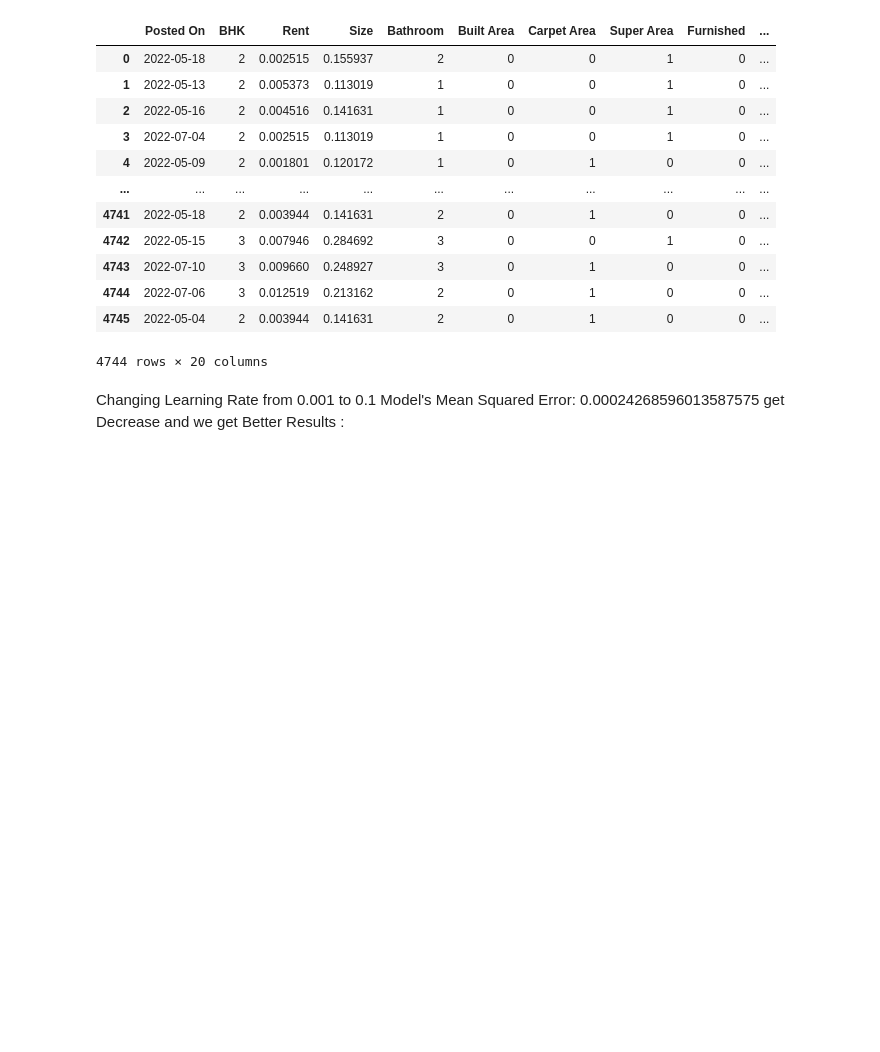
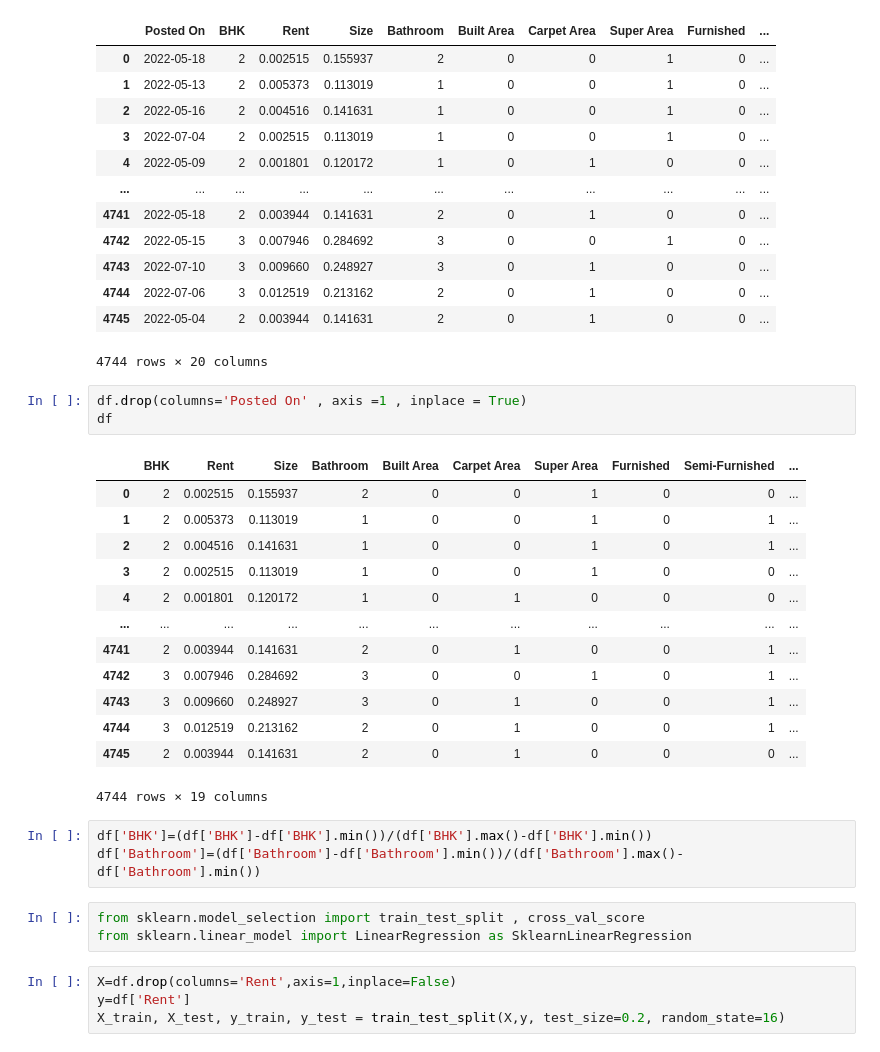
Before and after one commit to Abhishek-D7/House-Rent-Prediction-Projects, a Jupyter notebook: house-rent-prediction-implementing-from-scratch.ipynb, the cells around one changed output. Cells and saved outputs as stored; diff of their text form; blank space fills up the shorter version.

Commit message:
Kaggle Notebook | House Rent Prediction Implementing from Scratch  | Version 2

```diff
--- a/house-rent-prediction-implementing-from-scratch.ipynb
+++ b/house-rent-prediction-implementing-from-scratch.ipynb
@@ -297,5 +297,30 @@ df
 | 4744 | 2022-07-06 | 3 | 0.012519 | 0.213162 | 2 | 0 | 1 | 0 | 0 | ... |
 | 4745 | 2022-05-04 | 2 | 0.003944 | 0.141631 | 2 | 0 | 1 | 0 | 0 | ... |
 4744 rows × 20 columns
-# %% [markdown]
-Changing Learning Rate from 0.001 to 0.1 Model's Mean Squared Error: 0.00024268596013587575 get Decrease and we get Better Results :
+# %%
+df.drop(columns='Posted On' , axis =1 , inplace = True)
+df
+# %% [output]
+|  | BHK | Rent | Size | Bathroom | Built Area | Carpet Area | Super Area | Furnished | Semi-Furnished | ... |
+| 0 | 2 | 0.002515 | 0.155937 | 2 | 0 | 0 | 1 | 0 | 0 | ... |
+| 1 | 2 | 0.005373 | 0.113019 | 1 | 0 | 0 | 1 | 0 | 1 | ... |
+| 2 | 2 | 0.004516 | 0.141631 | 1 | 0 | 0 | 1 | 0 | 1 | ... |
+| 3 | 2 | 0.002515 | 0.113019 | 1 | 0 | 0 | 1 | 0 | 0 | ... |
+| 4 | 2 | 0.001801 | 0.120172 | 1 | 0 | 1 | 0 | 0 | 0 | ... |
+| ... | ... | ... | ... | ... | ... | ... | ... | ... | ... | ... |
+| 4741 | 2 | 0.003944 | 0.141631 | 2 | 0 | 1 | 0 | 0 | 1 | ... |
+| 4742 | 3 | 0.007946 | 0.284692 | 3 | 0 | 0 | 1 | 0 | 1 | ... |
+| 4743 | 3 | 0.009660 | 0.248927 | 3 | 0 | 1 | 0 | 0 | 1 | ... |
+| 4744 | 3 | 0.012519 | 0.213162 | 2 | 0 | 1 | 0 | 0 | 1 | ... |
+| 4745 | 2 | 0.003944 | 0.141631 | 2 | 0 | 1 | 0 | 0 | 0 | ... |
+4744 rows × 19 columns
+# %%
+df['BHK']=(df['BHK']-df['BHK'].min())/(df['BHK'].max()-df['BHK'].min())
+df['Bathroom']=(df['Bathroom']-df['Bathroom'].min())/(df['Bathroom'].max()-df['Bathroom'].min())
+# %%
+from sklearn.model_selection import train_test_split , cross_val_score
+from sklearn.linear_model import LinearRegression as SklearnLinearRegression
+# %%
+X=df.drop(columns='Rent',axis=1,inplace=False)
+y=df['Rent']
+X_train, X_test, y_train, y_test = train_test_split(X,y, test_size=0.2, random_state=16)
```
Also changed, not shown: parts of 7 cells of this notebook.
